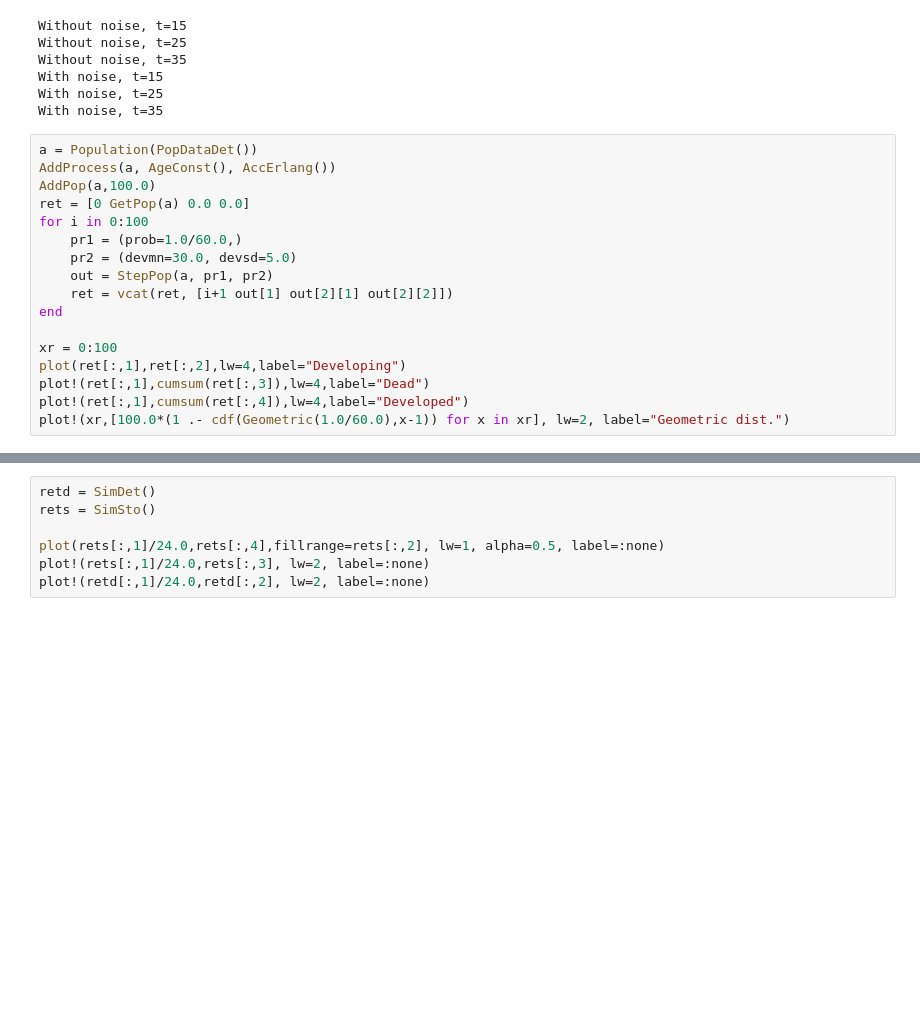
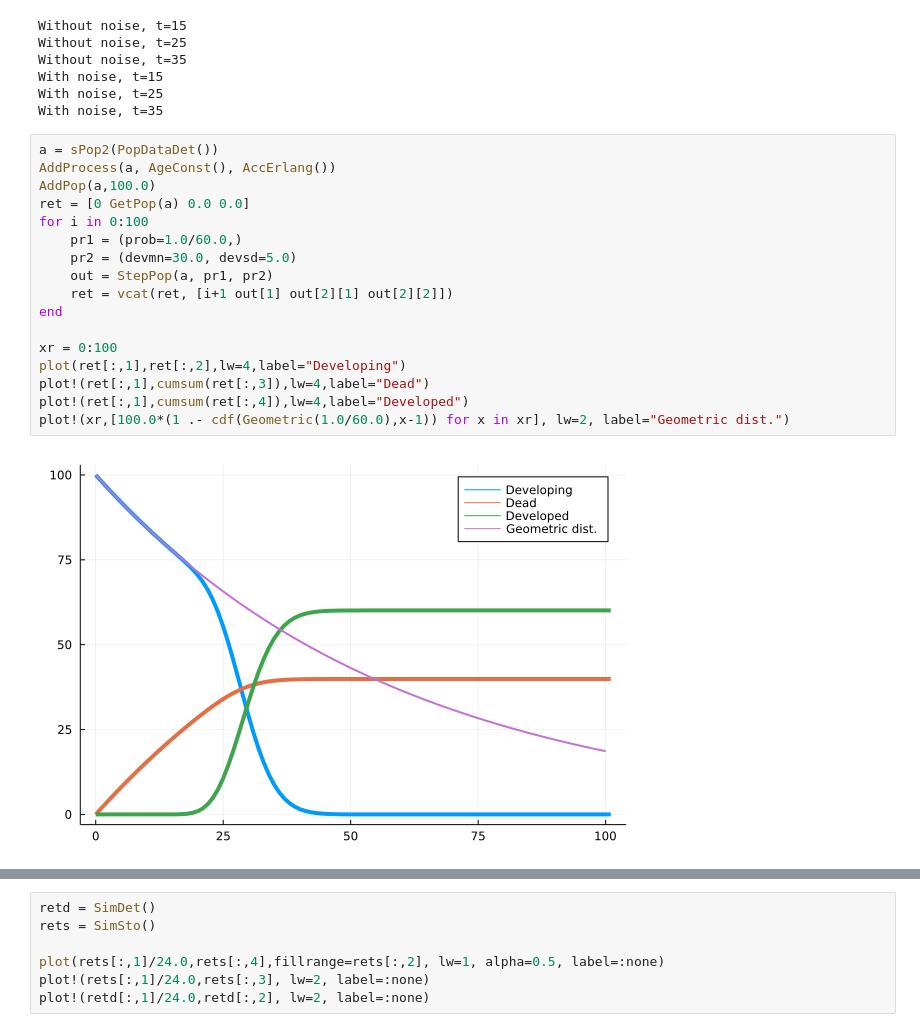
Before and after one commit to kerguler/Population.jl, a Jupyter notebook: docs/demo.ipynb, the cells around one changed output, grey strips where cells are left out. Saved outputs shown, nothing was run; the diff lists cells and outputs as text; blank space fills up the shorter version.

```diff
--- a/docs/demo.ipynb
+++ b/docs/demo.ipynb
@@ -296,22 +305,24 @@ With noise, t=15
 With noise, t=25
 With noise, t=35
 # %%
-a = Population(PopDataDet())
+a = sPop2(PopDataDet())
 AddProcess(a, AgeConst(), AccErlang())
 AddPop(a,100.0)
 ret = [0 GetPop(a) 0.0 0.0]
 for i in 0:100
     pr1 = (prob=1.0/60.0,)
     pr2 = (devmn=30.0, devsd=5.0)
     out = StepPop(a, pr1, pr2)
     ret = vcat(ret, [i+1 out[1] out[2][1] out[2][2]])
 end
 
 xr = 0:100
 plot(ret[:,1],ret[:,2],lw=4,label="Developing")
 plot!(ret[:,1],cumsum(ret[:,3]),lw=4,label="Dead")
 plot!(ret[:,1],cumsum(ret[:,4]),lw=4,label="Developed")
 plot!(xr,[100.0*(1 .- cdf(Geometric(1.0/60.0),x-1)) for x in xr], lw=2, label="Geometric dist.")
+# %% [output]
+[figure, added]
 # %%
 function custom(heval::Function, d::Number, q::Number, k::Number, theta::Number, qkey::Tuple)
     Float64(1.0/20.0)
```
Also changed, not shown: parts of 9 cells of this notebook, 6 other files.
